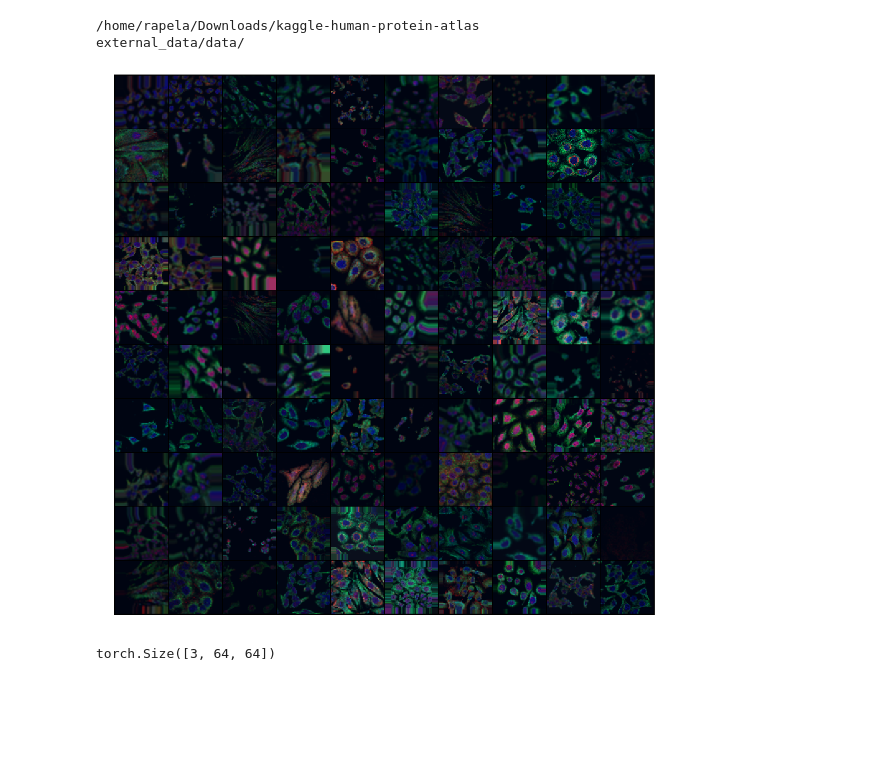
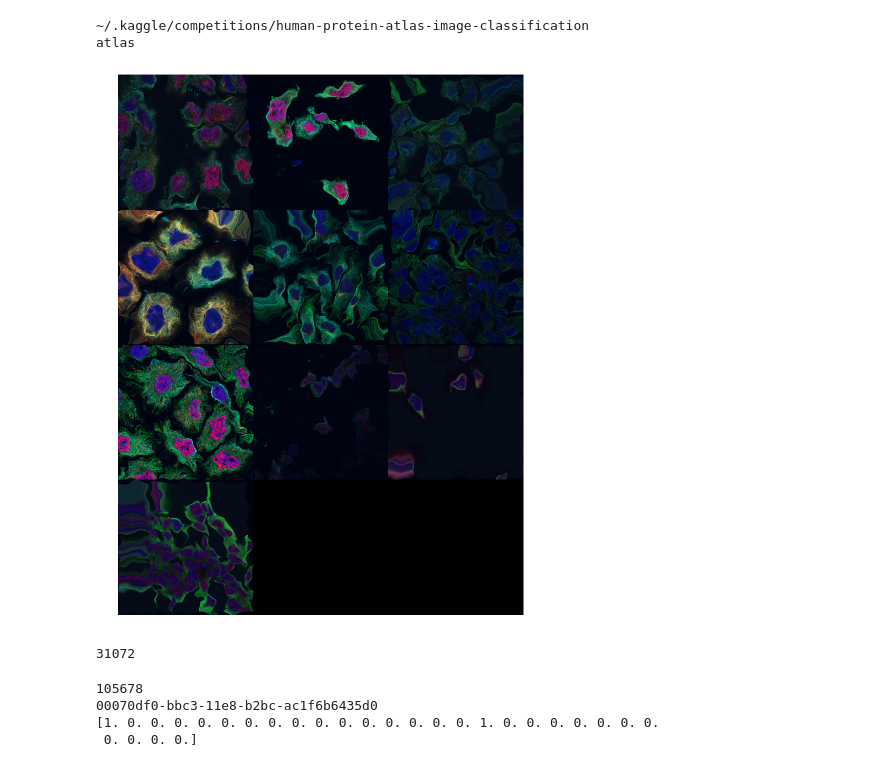
Before and after one commit to pedrodiamel/kaggle-human-protein-atlas, a Jupyter notebook: books/data_analysis.ipynb, the cells around one changed output. Cells and saved outputs as stored; diff of their text form; code cells hidden in the pictures; blank space fills up the shorter version.

```diff
--- a/books/data_analysis.ipynb
+++ b/books/data_analysis.ipynb
@@ -24,14 +24,14 @@ warnings.filterwarnings("ignore")
 
 plt.ion()   # interactive mode
 # %%
-pathdata='/home/rapela/Downloads/kaggle-human-protein-atlas'
-name_dataset='external_data/data/'
+pathdata='~/.kaggle/competitions/human-protein-atlas-image-classification'
+name_dataset='atlas'
 
 print(pathdata)
 print(name_dataset)
 # %% [output]
-/home/rapela/Downloads/kaggle-human-protein-atlas
-external_data/data/
+~/.kaggle/competitions/human-protein-atlas-image-classification
+atlas
 # %%
 def visualizatedataset( data, num=25, imsize=(64,64,3), padding=1 ):
     """Visualization data set
@@ -49,7 +49,7 @@ def visualizatedataset( data, num=25, imsize=(64,64,3), padding=1 ):
     plt.imshow(grid.numpy().transpose((1, 2, 0)))
 # %%
 
-size_input = 64
+size_input = 512
 
 train_transform = transforms.Compose(
     [
@@ -80,7 +80,7 @@ transforms_aug = transforms.Compose([
     mtrans.ToRandomTransform( mtrans.RandomBrightness( factor=0.15 ), prob=0.50 ),
     mtrans.ToRandomTransform( mtrans.RandomContrast( factor=0.15 ), prob=0.50 ),
     mtrans.ToRandomTransform( mtrans.RandomGamma( factor=0.15 ), prob=0.50 ),
-    #mtrans.ToRandomTransform( mtrans.RandomHueSaturation( hue_shift_limit=(-5, 5), sat_shift_limit=(-11, 11), val_shift_limit=(-11, 11) ), prob=0.30 ),
+    mtrans.ToRandomTransform( mtrans.RandomHueSaturation( hue_shift_limit=(-5, 5), sat_shift_limit=(-11, 11), val_shift_limit=(-11, 11) ), prob=0.30 ),
     #mtrans.ToRandomTransform( mtrans.ToGrayscale(), prob=0.30 ),
 
 
@@ -96,37 +96,66 @@ transforms_aug = transforms.Compose([
 
     #mtrans.ToRandomTransform(mtrans.ToGaussianBlur( sigma=0.00001), prob=0.50 ),
 
     #------------------------------------------------------------------
     mtrans.ToTensor(),
+    mtrans.RandomElasticTensorDistort( size_grid=20, deform=0.05 ),
     normalize,
     ])
 
 
 transforms_det = transforms.Compose([
     #mtrans.ToResize( (size_input, size_input), resize_mode='crop' ) ,
     mtrans.ToResize( (size_input, size_input), resize_mode='square', padding_mode=cv2.BORDER_REFLECT_101 ) ,
     mtrans.ToTensor(),
     normalize,
     ])
 
 dataloader = ATLASDataset(
     path=pathdata,
     train=True,
     folders_images='train',
     metadata='train.csv',
-    count=100,
+    #count=100,
     num_channels=3,
     transform=transforms_aug
     )
 
 plt.figure( figsize=(18,18) )
-visualizatedataset(dataloader, num=100, imsize=(size_input,size_input,3), padding=1 )
+visualizatedataset(dataloader, num=10, imsize=(size_input,size_input,3), padding=1 )
 plt.axis('off')
 plt.ioff()
 plt.show()
 # %% [output]
-[figure, old version]
+[figure, new version]
-# %%
-dataloader[0][1].shape
-# %% [output]
-torch.Size([3, 64, 64])
+# %%
+len(dataloader)
+# %% [output]
+31072
+# %%
+path = "~/.kaggle/competitions/human-protein-atlas-image-classification" #path competition
+metadata='train.csv' # train.csv, sample_submission.csv
+folders_images='train' #train, test
+metadata_external='train_external.csv' # train.csv, sample_submission.csv
+folders_images_external='train_external' #train, test
+train=True #True, False
+
+
+dataset = ATLASExtDataset(
+    path=path,
+    train=train,
+    folders_images=folders_images,
+    metadata=metadata,
+    folders_images_external=folders_images_external,
+    metadata_external=metadata_external,
+
+)
+iD,image, prob = dataset[0]
+
+print( len(dataset) )
+print( iD )
+print( prob )
+# %% [output]
+105678
+00070df0-bbc3-11e8-b2bc-ac1f6b6435d0
+[1. 0. 0. 0. 0. 0. 0. 0. 0. 0. 0. 0. 0. 0. 0. 0. 1. 0. 0. 0. 0. 0. 0. 0.
+ 0. 0. 0. 0.]
```
Also changed, not shown: parts of 2 cells of this notebook, 13 other files.
